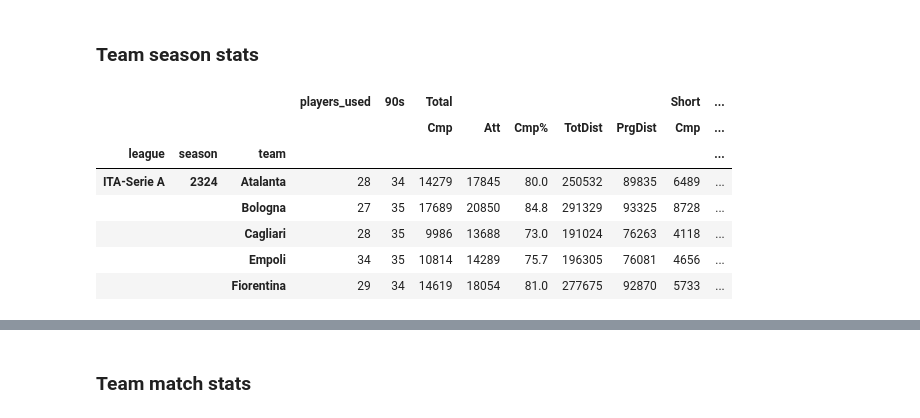
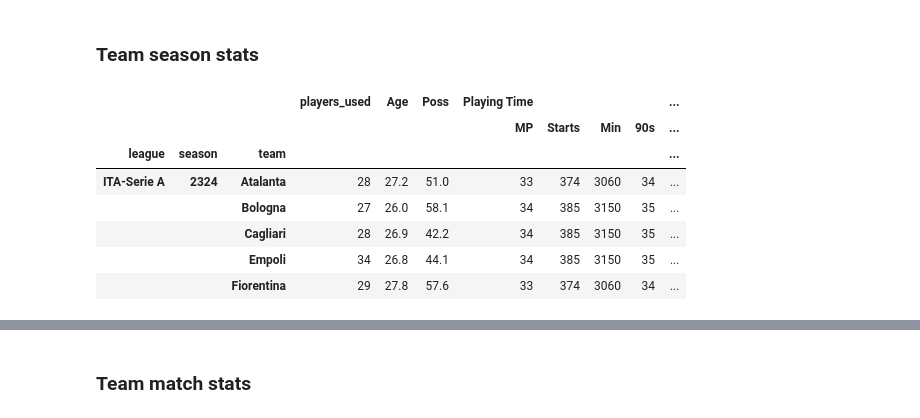
Before and after one commit to FrankMaverick/fantacalcio-scraper-test, a Jupyter notebook: SoccerData/SoccerData-FBRef.ipynb, the cells around one changed output, grey strips where cells are left out. Drawn from its saved outputs; the diff is of its cells as text; code cells hidden in the pictures.

Commit message:
updated fbref

```diff
--- a/SoccerData/SoccerData-FBRef.ipynb
+++ b/SoccerData/SoccerData-FBRef.ipynb
@@ -41,16 +41,16 @@ Provides pd.DataFrames from data at http://fbref.com.
 # %% [markdown]
 ### Team season stats
 # %%
-team_season_stats = fbref.read_team_season_stats(stat_type="passing")
+team_season_stats = fbref.read_team_season_stats(stat_type="standard")
 team_season_stats.head()
 # %% [output]
-|  |  |  | players_used | 90s | Total |  |  |  |  | Short | ... |
-|  |  |  |  |  | Cmp | Att | Cmp% | TotDist | PrgDist | Cmp | ... |
-| league | season | team |  |  |  |  |  |  |  |  | ... |
-| ITA-Serie A | 2324 | Atalanta | 28 | 34 | 14279 | 17845 | 80.0 | 250532 | 89835 | 6489 | ... |
-|  |  | Bologna | 27 | 35 | 17689 | 20850 | 84.8 | 291329 | 93325 | 8728 | ... |
-|  |  | Cagliari | 28 | 35 | 9986 | 13688 | 73.0 | 191024 | 76263 | 4118 | ... |
-|  |  | Empoli | 34 | 35 | 10814 | 14289 | 75.7 | 196305 | 76081 | 4656 | ... |
-|  |  | Fiorentina | 29 | 34 | 14619 | 18054 | 81.0 | 277675 | 92870 | 5733 | ... |
+|  |  |  | players_used | Age | Poss | Playing Time |  |  |  | ... |
+|  |  |  |  |  |  | MP | Starts | Min | 90s | ... |
+| league | season | team |  |  |  |  |  |  |  | ... |
+| ITA-Serie A | 2324 | Atalanta | 28 | 27.2 | 51.0 | 33 | 374 | 3060 | 34 | ... |
+|  |  | Bologna | 27 | 26.0 | 58.1 | 34 | 385 | 3150 | 35 | ... |
+|  |  | Cagliari | 28 | 26.9 | 42.2 | 34 | 385 | 3150 | 35 | ... |
+|  |  | Empoli | 34 | 26.8 | 44.1 | 34 | 385 | 3150 | 35 | ... |
+|  |  | Fiorentina | 29 | 27.8 | 57.6 | 33 | 374 | 3060 | 34 | ... |
 # %%
 team_season_stats.to_json("./data/FBRef/team_season_stats.json")
```
Also changed, not shown: parts of 7 cells of this notebook, 4 other files.
